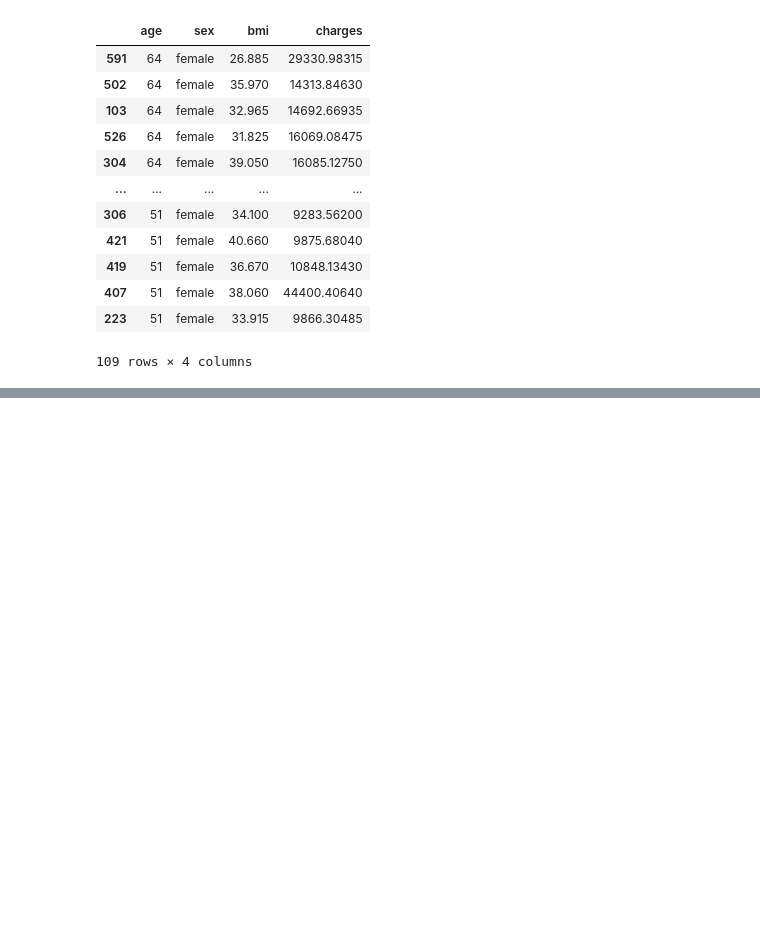
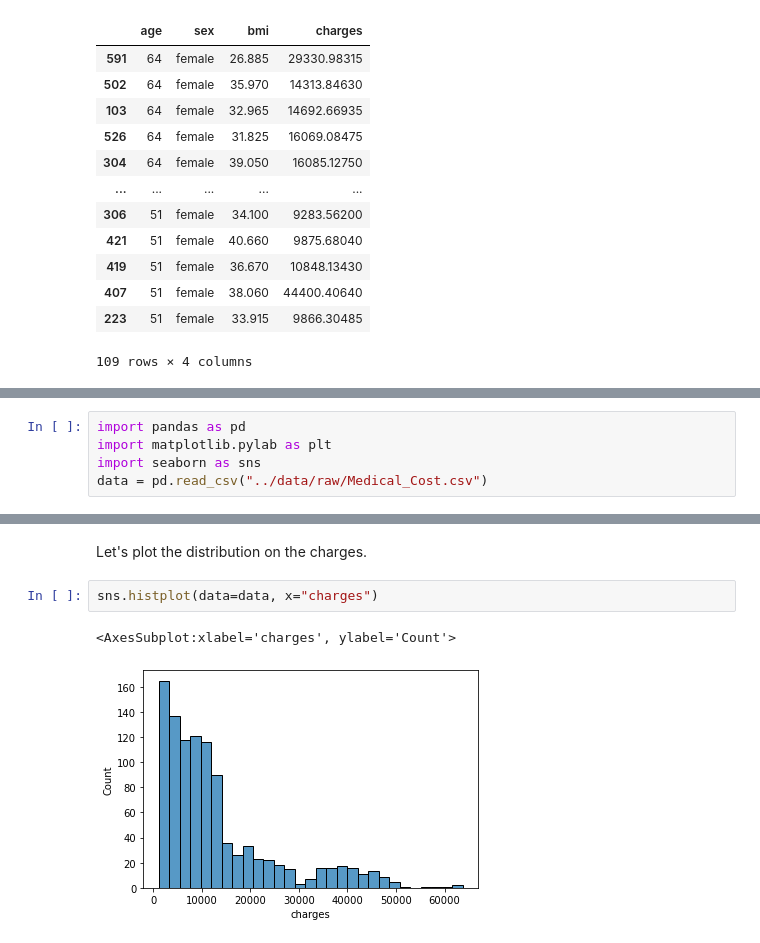
Before and after one commit to ubco-W2022T1-cosc301/project-group30, a Jupyter notebook: notebooks/analysis2.ipynb, the cells around one changed output, grey strips where cells are left out. Drawn from its saved outputs; the diff is of its cells as text; blank space fills up the shorter version.

```diff
--- a/notebooks/analysis2.ipynb
+++ b/notebooks/analysis2.ipynb
@@ -67,0 +70,5 @@ overAvg50_final
+# %%
+import pandas as pd
+import matplotlib.pylab as plt
+import seaborn as sns
+data = pd.read_csv("../data/raw/Medical_Cost.csv")
@@ -67,0 +88,7 @@ overAvg50_final
+# %% [markdown]
+Let's plot the distribution on the charges.
+# %%
+sns.histplot(data=data, x="charges")
+# %% [output]
+<AxesSubplot:xlabel='charges', ylabel='Count'>
+[figure, added]
```
Also changed, not shown: parts of 37 cells of this notebook, 1 other file.
